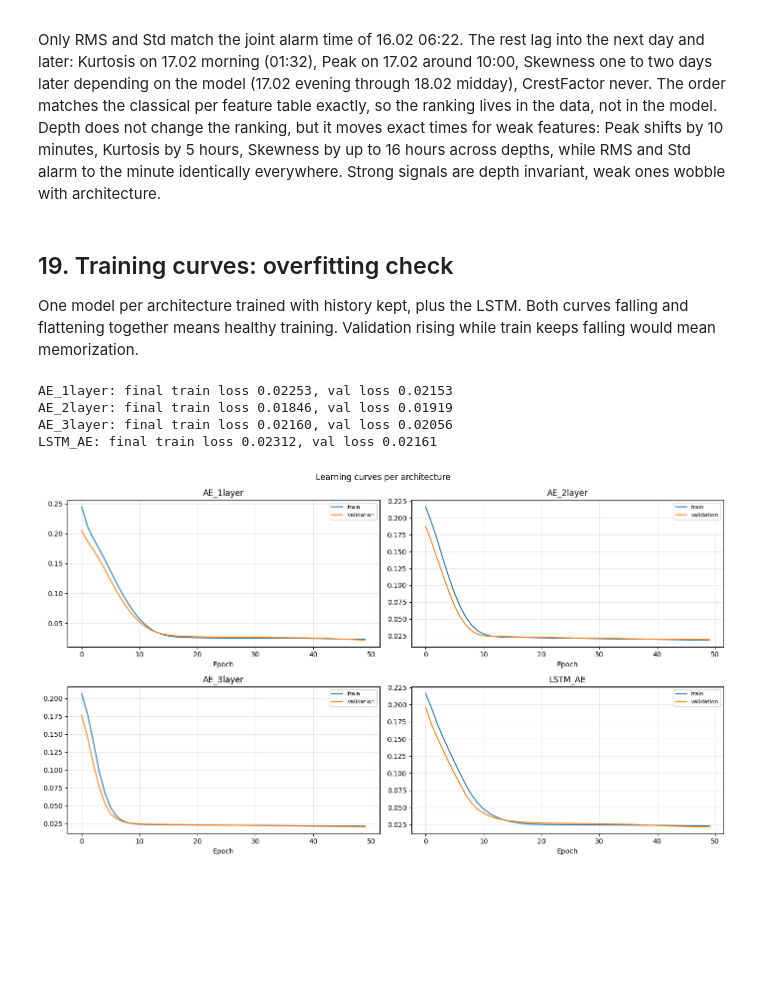
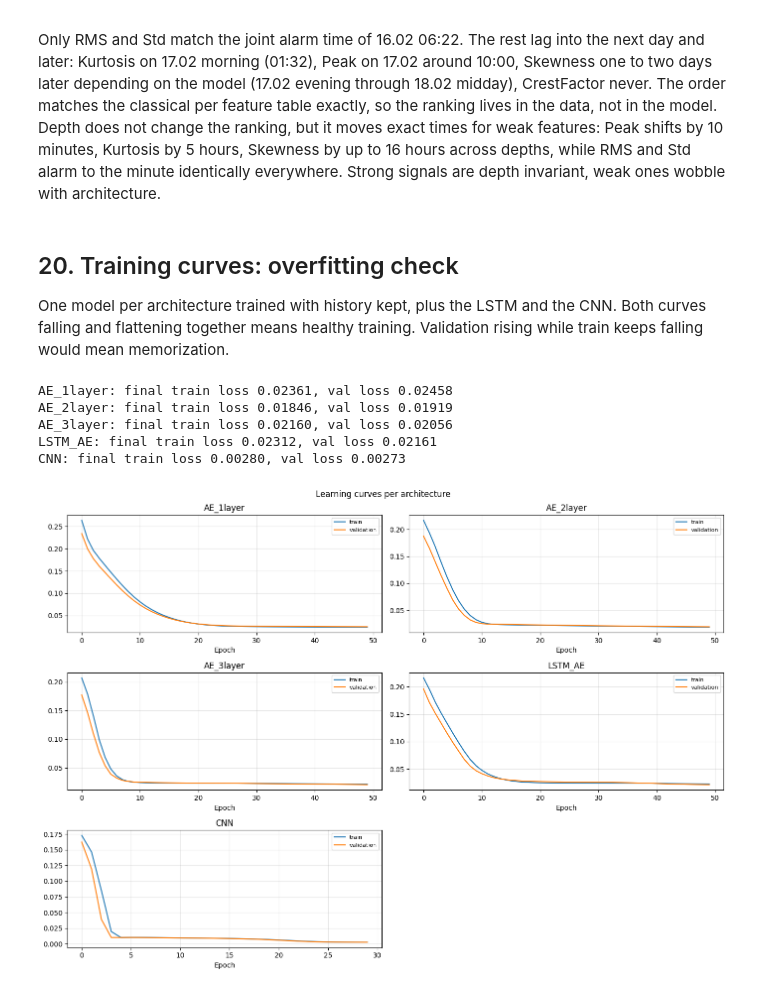
Before and after one commit to maidabiber/anomaly-detection-thesis, a Jupyter notebook: notebooks/analyze_2nd_test.ipynb, the cells around one changed output. Saved outputs shown, nothing was run; the diff lists cells and outputs as text; code cells hidden in the pictures; blank space fills up the shorter version.

Commit message:
Add CNN spectrogram section and extend learning curves to all models

```diff
--- a/notebooks/analyze_2nd_test.ipynb
+++ b/notebooks/analyze_2nd_test.ipynb
@@ -945,39 +1036,40 @@ minutes, Kurtosis by 5 hours, Skewness by up to 16 hours across depths, while
 RMS and Std alarm to the minute identically everywhere. Strong signals are
 depth invariant, weak ones wobble with architecture.
 # %% [markdown]
-## 19. Training curves: overfitting check
+## 20. Training curves: overfitting check
 
-One model per architecture trained with history kept, plus the LSTM.
+One model per architecture trained with history kept, plus the LSTM and the CNN.
 Both curves falling and flattening together means healthy training.
 Validation rising while train keeps falling would mean memorization.
 # %%
-from src.deep_models import train_autoencoder
+from src.deep_models import train_autoencoder, build_cnn_autoencoder
 
-fig, axes = plt.subplots(2, 2, figsize=(14, 8))
-for ax, name, build in [
-    (axes[0, 0], 'AE_1layer', lambda: build_autoencoder(input_dim, [8])),
-    (axes[0, 1], 'AE_2layer', lambda: build_autoencoder(input_dim, [12, 6])),
-    (axes[1, 0], 'AE_3layer', lambda: build_autoencoder(input_dim, [16, 8, 4])),
-    (axes[1, 1], 'LSTM_AE', lambda: build_lstm_autoencoder(WINDOW_SIZE, input_dim, encoding_dim=8)),
+fig, axes = plt.subplots(3, 2, figsize=(14, 10))
+for ax, name, build, data in [
+    (axes[0, 0], 'AE_1layer', lambda: build_autoencoder(input_dim, [8]), (X_healthy_train, X_healthy_val)),
+    (axes[0, 1], 'AE_2layer', lambda: build_autoencoder(input_dim, [12, 6]), (X_healthy_train, X_healthy_val)),
+    (axes[1, 0], 'AE_3layer', lambda: build_autoencoder(input_dim, [16, 8, 4]), (X_healthy_train, X_healthy_val)),
+    (axes[1, 1], 'LSTM_AE', lambda: build_lstm_autoencoder(WINDOW_SIZE, input_dim, encoding_dim=8), (X_healthy_windows, X_val_windows)),
+    (axes[2, 0], 'CNN', lambda: build_cnn_autoencoder(64, 64), (Xtr_spec, Xva_spec)),
 ]:
-    if name == 'LSTM_AE':
-        Xtr_c, Xva_c = X_healthy_windows, X_val_windows
-    else:
-        Xtr_c, Xva_c = X_healthy_train, X_healthy_val
-    m, hist = train_autoencoder(build(), Xtr_c, epochs=50, batch_size=32, seed=0)
+    Xtr_c, Xva_c = data
+    m, hist = train_autoencoder(build(), Xtr_c, epochs=50 if name != 'CNN' else 30,
+                                batch_size=32, seed=0)
     print(f"{name}: final train loss {hist.history['loss'][-1]:.5f}, val loss {hist.history['val_loss'][-1]:.5f}")
     ax.plot(hist.history['loss'], label='train')
     ax.plot(hist.history['val_loss'], label='validation')
     ax.set_title(name)
     ax.set_xlabel('Epoch')
     ax.legend(fontsize=8)
     ax.grid(alpha=0.3)
+axes[2, 1].axis('off')
 plt.suptitle('Learning curves per architecture')
 plt.tight_layout()
 plt.show()
 # %% [output]
-AE_1layer: final train loss 0.02253, val loss 0.02153
+AE_1layer: final train loss 0.02361, val loss 0.02458
 AE_2layer: final train loss 0.01846, val loss 0.01919
 AE_3layer: final train loss 0.02160, val loss 0.02056
 LSTM_AE: final train loss 0.02312, val loss 0.02161
+CNN: final train loss 0.00280, val loss 0.00273
-[figure, old version]
+[figure, new version]
```
Also changed, not shown: parts of 19 cells of this notebook.
